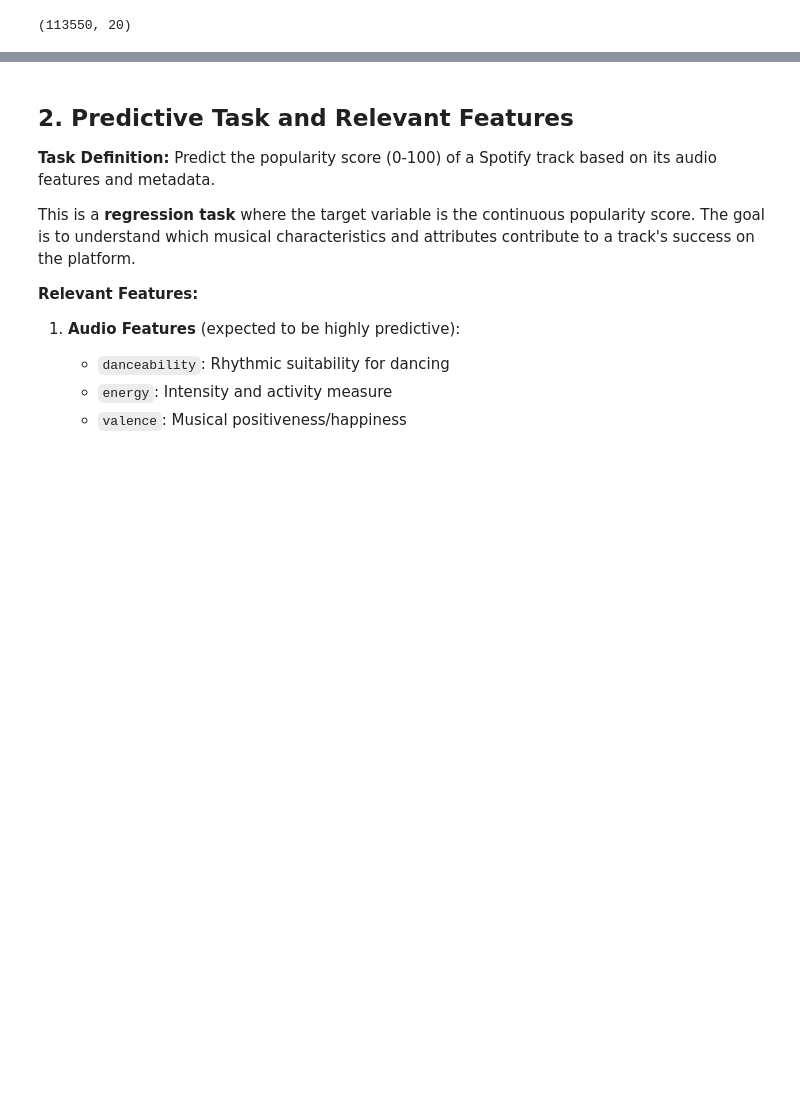
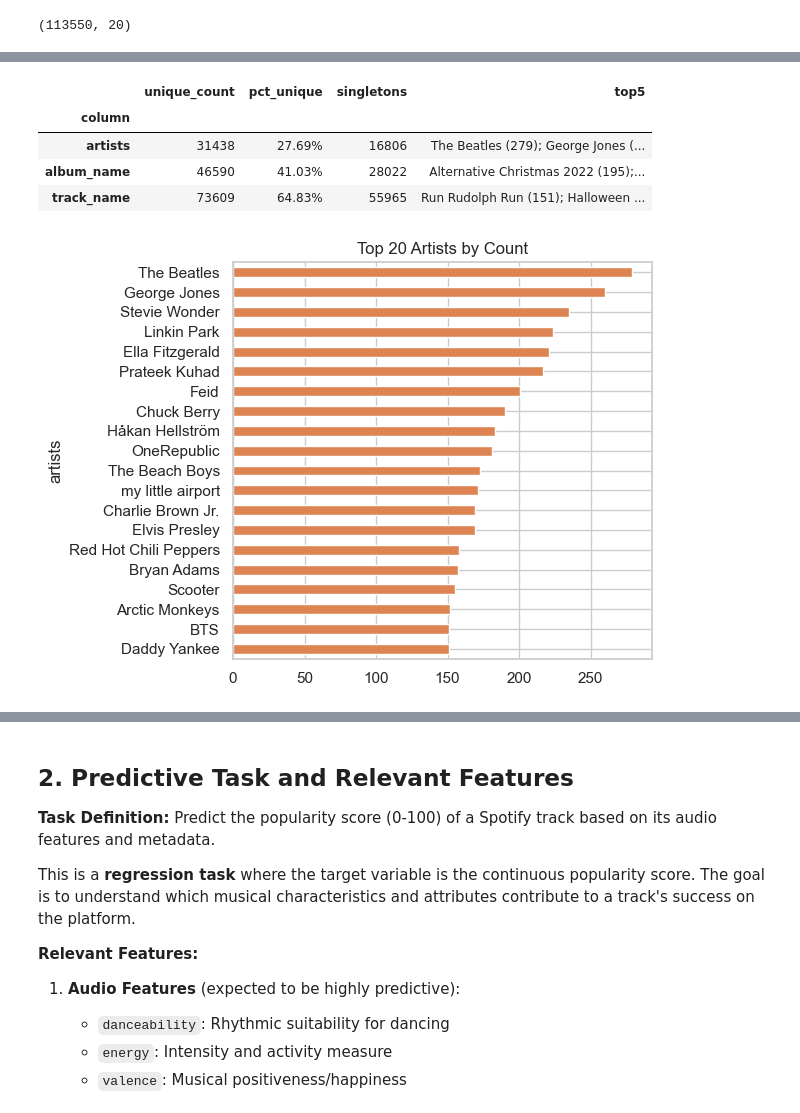
Before and after one commit to rumata-feathers/CSE158-Paper-Project, a Jupyter notebook: CSE158-SpotifyA2.ipynb, the cells around one changed output, grey strips where cells are left out. Saved outputs shown, nothing was run; the diff lists cells and outputs as text; code cells hidden in the pictures; blank space fills up the shorter version.

Commit message:
Spotify dataset EDA

```diff
--- a/CSE158-SpotifyA2.ipynb
+++ b/CSE158-SpotifyA2.ipynb
@@ -13,7 +13,7 @@ The approach that we will follow will be the following:
 # %%
 import pandas as pd
 
-df = pd.read_csv(r"C:\Users\busti\Downloads\spotify_data.csv")
+df = pd.read_csv("dataset.csv")
 df.head()
 # %% [output]
 |  | Unnamed: 0 | track_id | artists | album_name | track_name | popularity | duration_ms | explicit | ... |
@@ -59,0 +64,57 @@ The dataset spans multiple music genres (acoustic, rock, pop, etc.) and contains
+# %%
+# Categorical cardinality summary
+import pandas as pd
+import matplotlib.pyplot as plt
+import seaborn as sns
+sns.set(style="whitegrid")
+
+# columns to summarize
+cat_cols = ['artists', 'album_name', 'track_name']
+
+def summarize_cat(df, col):
+    vc = df[col].value_counts(dropna=False)
+    n = len(df)
+    unique = vc.size
+    singletons = (vc == 1).sum()
+    top5 = vc.head(5)
+    top5_str = '; '.join([f'{idx} ({cnt})' for idx, cnt in top5.items()])
+    return {
+        'column': col,
+        'unique_count': unique,
+        'pct_unique': unique / n if n>0 else 0,
+        'singletons': int(singletons),
+        'top5': top5_str
+    }
+
+# build the summary dataframe
+cat_summaries = []
+for c in cat_cols:
+    if c in data.columns:
+        cat_summaries.append(summarize_cat(data, c))
+    else:
+        cat_summaries.append({'column': c, 'unique_count': None, 'pct_unique': None, 'singletons': None, 'top5': 'MISSING'})
+
+cat_cardinality_df = pd.DataFrame(cat_summaries).set_index('column')
+
+# display the table inline
+from IPython.display import display
+display(cat_cardinality_df.style.format({'pct_unique': '{:.2%}'}))
+
+# small multiples: top-20 for artists (if present)
+fig, ax = plt.subplots()
+if 'artists' in data.columns:
+    avc = data['artists'].value_counts().nlargest(20).sort_values()
+    avc.plot(kind='barh', ax=ax, color='C1')
+    ax.set_title('Top 20 Artists by Count')
+else:
+    ax.text(0.5, 0.5, 'artists not found', ha='center')
+
+plt.tight_layout()
+plt.show()
+# %% [output]
+|  | unique_count | pct_unique | singletons | top5 |
+| column |  |  |  |  |
+| artists | 31438 | 27.69% | 16806 | The Beatles (279); George Jones (... |
+| album_name | 46590 | 41.03% | 28022 | Alternative Christmas 2022 (195);... |
+| track_name | 73609 | 64.83% | 55965 | Run Rudolph Run (151); Halloween ... |
+[figure, added]
```
Also changed, not shown: parts of 12 cells of this notebook.
